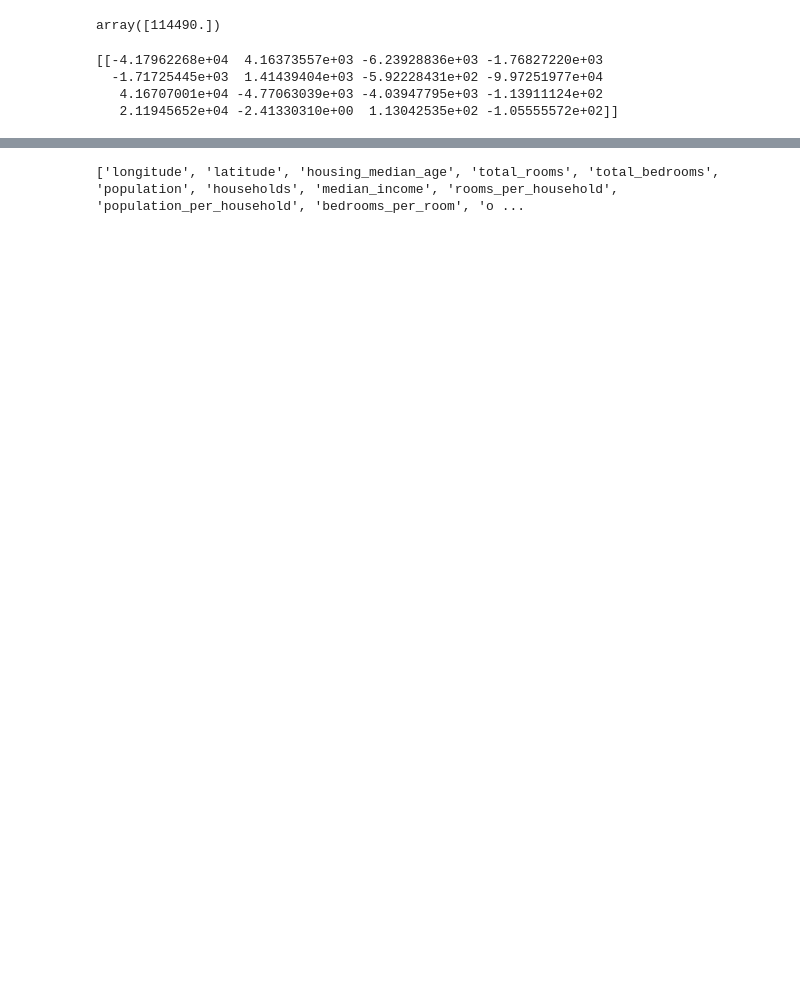
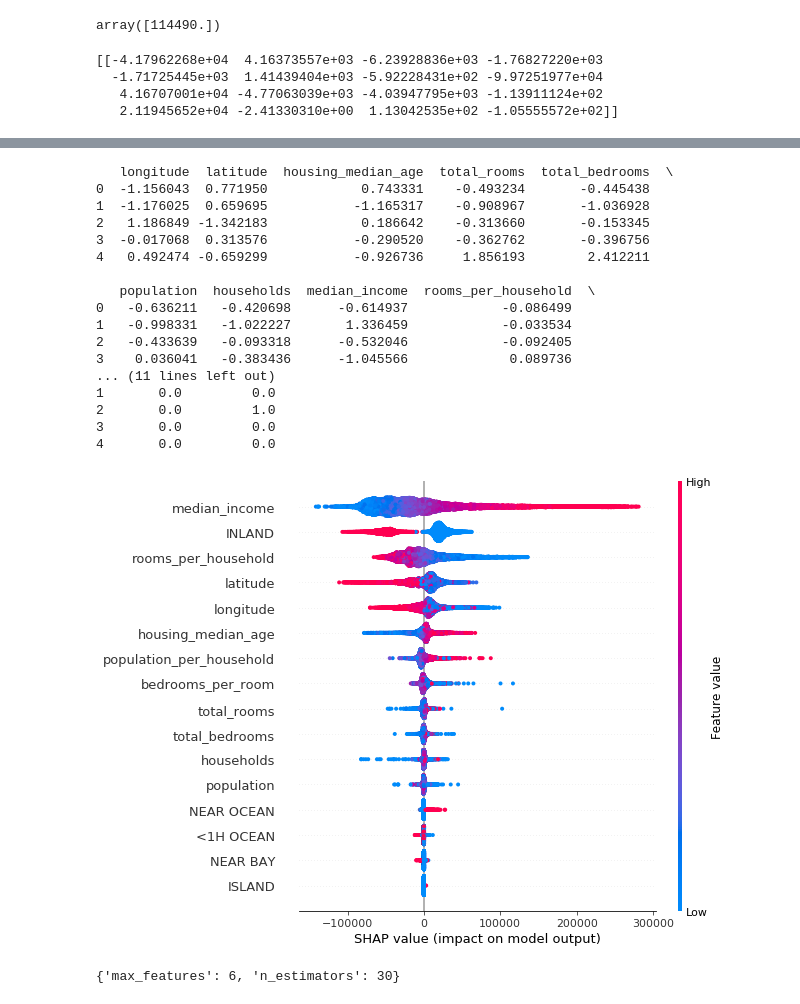
Before and after one commit to arcarrion/python_basics, a Jupyter notebook: Basics.ipynb, the cells around one changed output, grey strips where cells are left out. Drawn from its saved outputs; the diff is of its cells as text; code cells hidden in the pictures; blank space fills up the shorter version.

```diff
--- a/Basics.ipynb
+++ b/Basics.ipynb
@@ -501,10 +501,13 @@ data_for_prediction = housing_prepared[row_to_show, :]  # use 1 row of data here
 print(housing.iloc[row_to_show])
 data_for_prediction_array = data_for_prediction
 
-column_names = housing.columns[0:-1].values.tolist() + ["rooms_per_household", "population_per_household", "bedrooms_per_room", "o1", "o2", "o3", "o4", "o5"]
+cat_encoder = cat_pipeline.named_steps['cat_encoder']
+cat_one_hot_attribs = list(cat_encoder.categories_[0])
+column_names = num_attribs + ["rooms_per_household", "population_per_household", "bedrooms_per_room"] + cat_one_hot_attribs
 print(column_names)
-df = pd.DataFrame.from_records(data_for_prediction_array.toarray(),
+df = pd.DataFrame(data_for_prediction_array.toarray(),
                               columns = column_names)
+print(df)
 # %% [output]
 longitude               -117.06
 latitude                  33.02
@@ -544,20 +565,52 @@ shap.force_plot(explainer.expected_value, shap_values, df)
 # %%
 # SHAP values
 data_for_prediction = housing_prepared[:, :]  # use 1 row of data here. Could use multiple rows if desired
 data_for_prediction_array = data_for_prediction
 
-column_names = housing.columns[0:-1].values.tolist() + ["rooms_per_household", "population_per_household", "bedrooms_per_room", "o1", "o2", "o3", "o4", "o5"]
-print(column_names)
 df2 = pd.DataFrame.from_records(data_for_prediction_array.toarray(),
                               columns = column_names)
 print(df2.head())
 
 # Create object that can calculate shap values
 explainer = shap.TreeExplainer(forest_reg)
 
 # Calculate Shap values
 shap_values = explainer.shap_values(df2)
 
 shap.summary_plot(shap_values, df2)
 # %% [output]
-['longitude', 'latitude', 'housing_median_age', 'total_rooms', 'total_bedrooms', 'population', 'households', 'median_income', 'rooms_per_household', 'population_per_household', 'bedrooms_per_room', 'o ...
+   longitude  latitude  housing_median_age  total_rooms  total_bedrooms  \
+0  -1.156043  0.771950            0.743331    -0.493234       -0.445438
+1  -1.176025  0.659695           -1.165317    -0.908967       -1.036928
+2   1.186849 -1.342183            0.186642    -0.313660       -0.153345
+3  -0.017068  0.313576           -0.290520    -0.362762       -0.396756
+4   0.492474 -0.659299           -0.926736     1.856193        2.412211
+
+   population  households  median_income  rooms_per_household  \
+0   -0.636211   -0.420698      -0.614937            -0.086499
+1   -0.998331   -1.022227       1.336459            -0.033534
+2   -0.433639   -0.093318      -0.532046            -0.092405
+3    0.036041   -0.383436      -1.045566             0.089736
+... (11 lines left out)
+1       0.0         0.0
+2       0.0         1.0
+3       0.0         0.0
+4       0.0         0.0
+[figure, added]
+# %%
+from sklearn.model_selection import GridSearchCV
+
+param_grid = [
+    {'n_estimators': [3, 10, 30], 'max_features': [2, 4, 6, 8]},
+    {'bootstrap': [False], 'n_estimators': [3, 10], 'max_features': [2, 3, 4]}
+]
+
+forest_reg = RandomForestRegressor()
+
+grid_search = GridSearchCV(forest_reg, param_grid, cv=5, scoring='neg_mean_squared_error')
+
+grid_search.fit(housing_prepared, housing_labels)
+
+grid_search.best_params_
+# %% [output]
+{'max_features': 6, 'n_estimators': 30}
```
Also changed, not shown: parts of 6 cells of this notebook, 1 other file.
